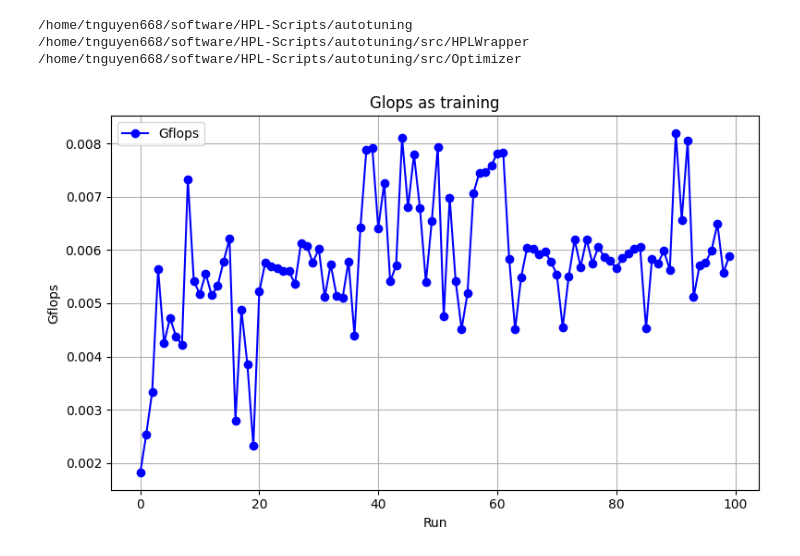
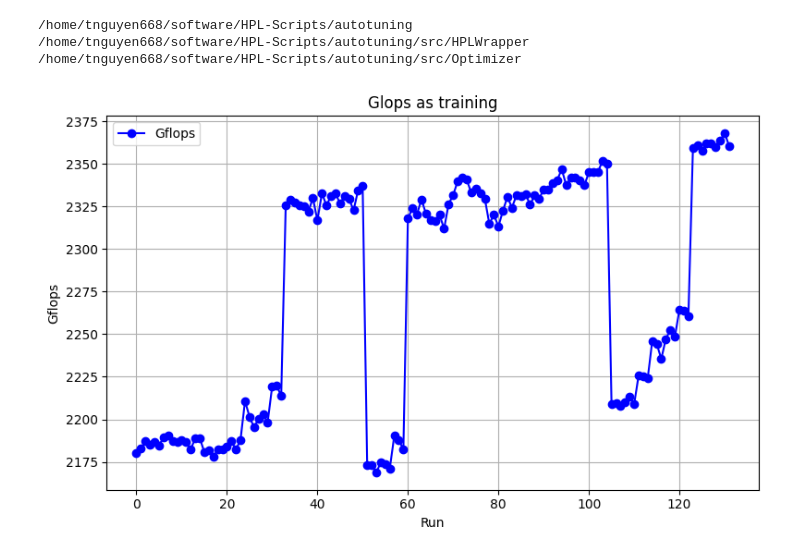
Before and after one commit to TiepNguyen2003/HPL-Scripts, a Jupyter notebook: autotuning/results.ipynb, the cells around one changed output. Drawn from its saved outputs; the diff is of its cells as text; code cells hidden in the pictures.

```diff
--- a/autotuning/results.ipynb
+++ b/autotuning/results.ipynb
@@ -22,7 +22,7 @@ sys.path.append(str(Path(os.getcwd()).joinpath("src/Optimizer").resolve()))
 from HPLConfig import HPLConfig
 from HPLOptimizer import HPLOptimizer
 # %%
-MODEL_FOLDER = Path(r"/home/tnguyen668/software/HPL-Scripts/autotuning/results/short_one")
+MODEL_FOLDER = Path(r"/home/tnguyen668/software/HPL-Scripts/autotuning/results/train_4")
 # %%
 hpl_optimizer = None
 
@@ -31,16 +31,16 @@ with open(MODEL_FOLDER.joinpath('optimizer.pk1'), 'rb') as file:
 # %%
 data = list(map(lambda x: x*-1,hpl_optimizer.optimizer.yi))
 
 plt.figure(figsize=(8, 5))
-plt.plot(range(len(data)), data, marker='o', linestyle='-', color='b', label='Gflops')
+plt.plot(range(len(data[:])), data[:], marker='o', linestyle='-', color='b', label='Gflops')
 plt.title('Glops as training')
 plt.xlabel('Run')
 plt.ylabel('Gflops')
 plt.grid(True)
 plt.legend()
 plt.tight_layout()
 
 # Show the plot
 plt.show()
 # %% [output]
-[figure, old version]
+[figure, new version]
```
Also changed, not shown: 4 other files.
